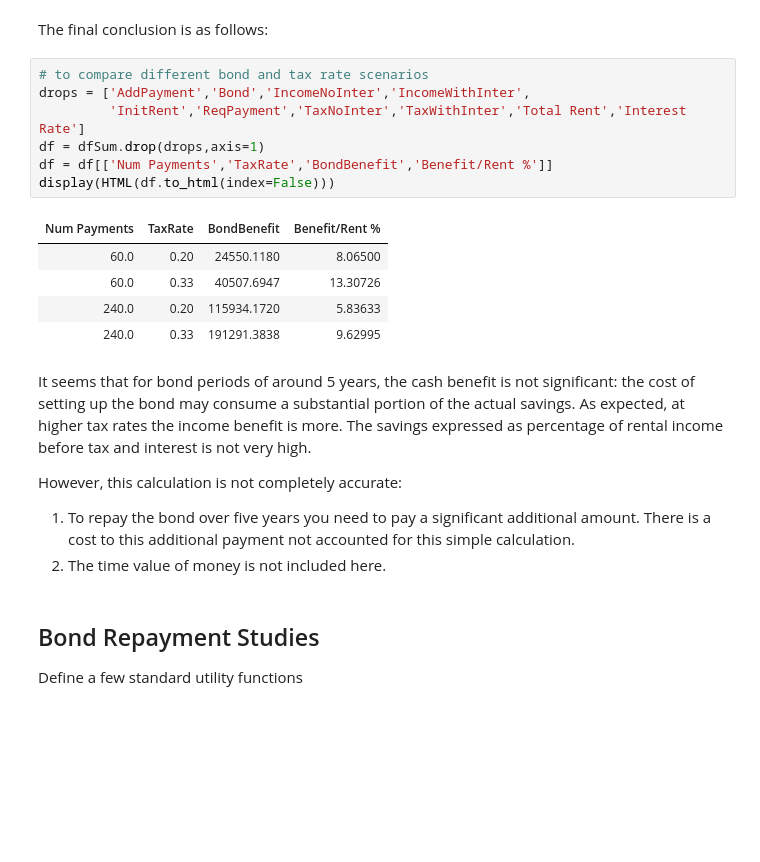
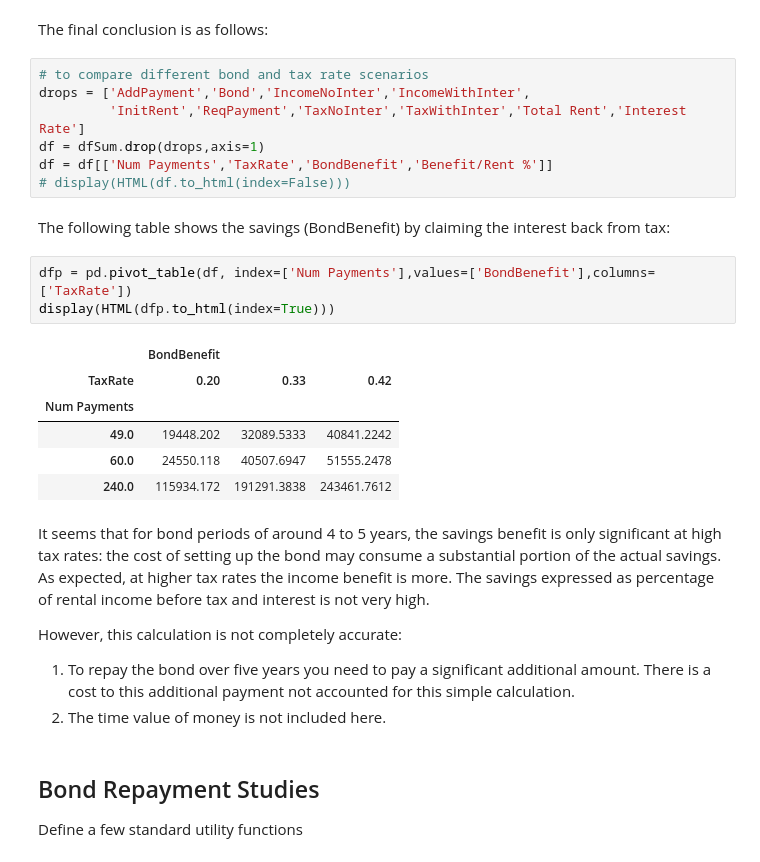
Before and after one commit to NelisW/RetirementPlanning, a Jupyter notebook: PersonalFinancialPlanning.ipynb, the cells around one changed output. Drawn from its saved outputs; the diff is of its cells as text; blank space fills up the shorter version.

```diff
--- a/PersonalFinancialPlanning.ipynb
+++ b/PersonalFinancialPlanning.ipynb
@@ -451,15 +496,21 @@ drops = ['AddPayment','Bond','IncomeNoInter','IncomeWithInter',
          'InitRent','ReqPayment','TaxNoInter','TaxWithInter','Total Rent','Interest Rate']
 df = dfSum.drop(drops,axis=1)
 df = df[['Num Payments','TaxRate','BondBenefit','Benefit/Rent %']]
-display(HTML(df.to_html(index=False)))
+# display(HTML(df.to_html(index=False)))
-# %% [output]
-| Num Payments | TaxRate | BondBenefit | Benefit/Rent % |
-| 60.0 | 0.20 | 24550.1180 | 8.06500 |
-| 60.0 | 0.33 | 40507.6947 | 13.30726 |
-| 240.0 | 0.20 | 115934.1720 | 5.83633 |
-| 240.0 | 0.33 | 191291.3838 | 9.62995 |
+# %% [markdown]
+The following table shows the savings (BondBenefit) by claiming the interest back from tax:
+# %%
+dfp = pd.pivot_table(df, index=['Num Payments'],values=['BondBenefit'],columns=['TaxRate'])
+display(HTML(dfp.to_html(index=True)))
+# %% [output]
+|  | BondBenefit |  |  |
+| TaxRate | 0.20 | 0.33 | 0.42 |
+| Num Payments |  |  |  |
+| 49.0 | 19448.202 | 32089.5333 | 40841.2242 |
+| 60.0 | 24550.118 | 40507.6947 | 51555.2478 |
+| 240.0 | 115934.172 | 191291.3838 | 243461.7612 |
 # %% [markdown]
-It seems that for bond periods of around 5 years, the cash benefit is not significant: the cost of setting up the bond may consume a substantial portion of the actual savings. As expected, at higher tax rates the income benefit is more. The savings expressed as percentage of rental income before tax and interest is not very high.
+It seems that for bond periods of around 4 to 5 years, the savings benefit is only significant at high tax rates: the cost of setting up the bond may consume a substantial portion of the actual savings. As expected, at higher tax rates the income benefit is more. The savings expressed as percentage of rental income before tax and interest is not very high.
 
 However, this calculation is not completely accurate:
 1. To repay the bond over five years you need to pay a significant additional amount. There is a cost to this additional payment not accounted for this simple calculation.
```
Also changed, not shown: parts of 24 cells of this notebook.
